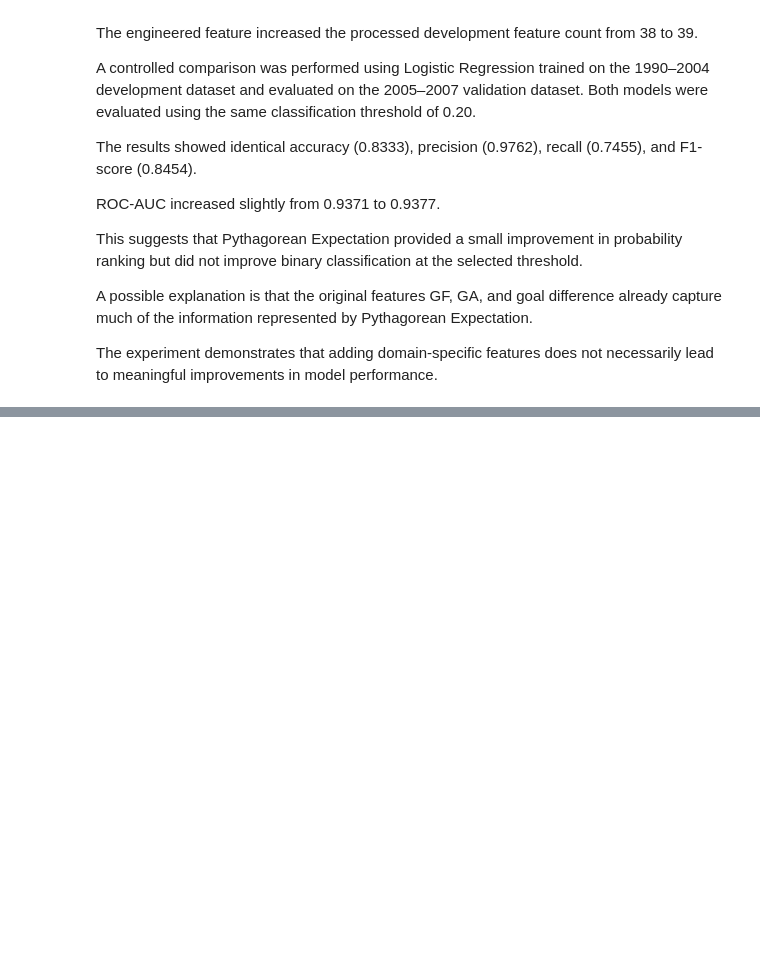
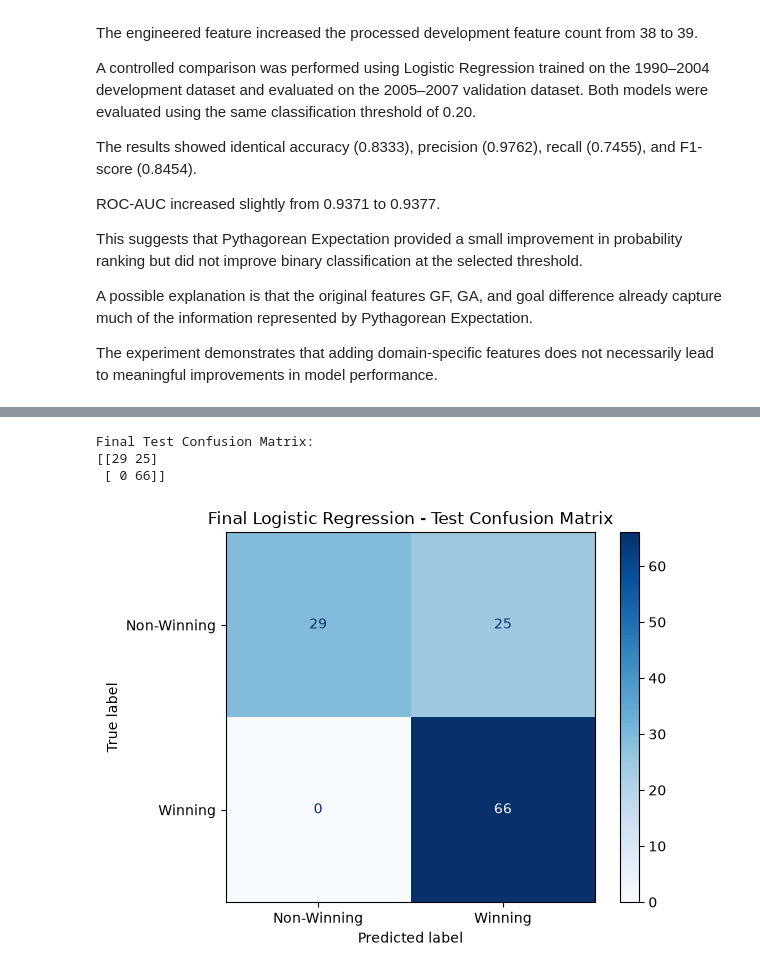
Before and after one commit to Maazakhann/Hockey-Team-Performance-Analysis, a Jupyter notebook: notebooks/03_classification.ipynb, the cells around one changed output, grey strips where cells are left out. Drawn from its saved outputs; the diff is of its cells as text; code cells hidden in the pictures; blank space fills up the shorter version.

Commit message:
feat: complete classification evaluation and training log

```diff
--- a/notebooks/03_classification.ipynb
+++ b/notebooks/03_classification.ipynb
@@ -1328,0 +1331,8 @@ The experiment demonstrates that adding domain-specific features does not necess
+# %%
+from sklearn.base import clone
+
+final_model = clone(logistic_model)
+
+final_model.fit(X_train, y_train)
+
+print("Final Logistic Regression trained successfully!")
@@ -1328,0 +1341,7 @@ The experiment demonstrates that adding domain-specific features does not necess
+# %%
+final_test_prob = final_model.predict_proba(X_test)[:, 1]
+
+final_threshold = 0.20
+final_test_pred = (final_test_prob >= final_threshold).astype(int)
+
+print("Final test predictions:", len(final_test_pred))
@@ -1328,0 +1395,26 @@ The experiment demonstrates that adding domain-specific features does not necess
+# %%
+from sklearn.metrics import confusion_matrix, ConfusionMatrixDisplay
+import matplotlib.pyplot as plt
+
+# Calculate confusion matrix
+test_cm = confusion_matrix(
+    y_test, final_test_pred, labels=[0, 1]
+)
+
+print("Final Test Confusion Matrix:")
+print(test_cm)
+
+disp = ConfusionMatrixDisplay(
+    confusion_matrix=test_cm,
+    display_labels=["Non-Winning", "Winning"]
+)
+
+disp.plot(cmap="Blues")
+
+plt.title("Final Logistic Regression - Test Confusion Matrix")
+plt.show()
+# %% [output]
+Final Test Confusion Matrix:
+[[29 25]
+ [ 0 66]]
+[figure, added]
```
Also changed, not shown: parts of 18 cells of this notebook.
